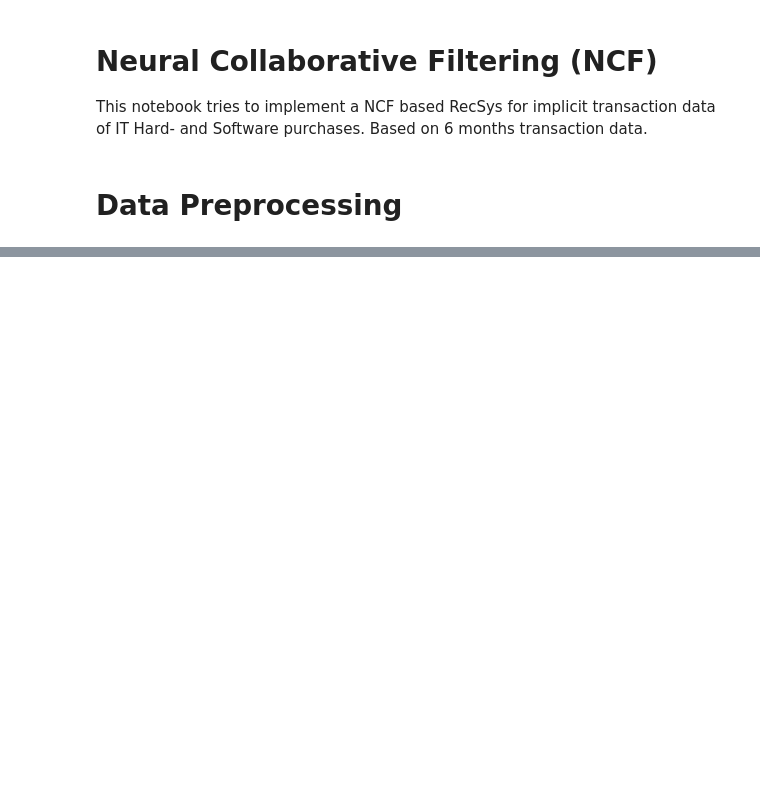
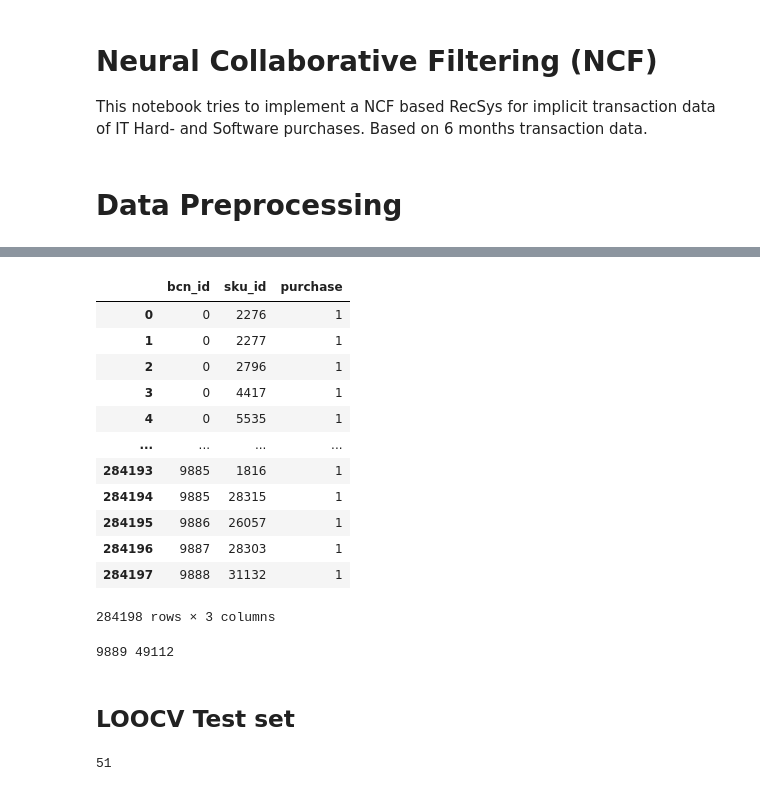
Before and after one commit to vincm1/RecSys_Implicit, a Jupyter notebook: Neural_Collaborative_Filtering_(NCF).ipynb, the cells around one changed output, grey strips where cells are left out. Saved outputs shown, nothing was run; the diff lists cells and outputs as text; code cells hidden in the pictures; blank space fills up the shorter version.

```diff
--- a/Neural_Collaborative_Filtering_(NCF).ipynb
+++ b/Neural_Collaborative_Filtering_(NCF).ipynb
@@ -23,0 +58,43 @@ df = pd.read_csv(df_zip.open('Bericht 1.csv'), delimiter=";")
+# %%
+# dropping backlog invoices
+df = df[df["Entry Date"] >= '2022-10-01 00:00:00']
+# %%
+# implementing a purchase frequency counter helper
+df.loc[:, "purchase"] = 1
+# %%
+# Create a numeric user_id and artist_id column
+df['BranchCustomerNbr'] = df['BranchCustomerNbr'].astype("category")
+df['Sku'] = df['Sku'].astype("category")
+df['bcn_id'] = df['BranchCustomerNbr'].cat.codes
+df['sku_id'] = df['Sku'].cat.codes
+# %%
+grouped_df = df.groupby(["bcn_id", "sku_id"]).agg({
+    "Qty Shipped": "sum",
+    "purchase": "sum"
+}).reset_index()
+# %%
+grouped_df_binary = grouped_df[["bcn_id", "sku_id", "purchase"]].copy()
+grouped_df_binary["purchase"] = 1
+grouped_df_binary
+# %% [output]
+|  | bcn_id | sku_id | purchase |
+| 0 | 0 | 2276 | 1 |
+| 1 | 0 | 2277 | 1 |
+| 2 | 0 | 2796 | 1 |
+| 3 | 0 | 4417 | 1 |
+| 4 | 0 | 5535 | 1 |
+| ... | ... | ... | ... |
+| 284193 | 9885 | 1816 | 1 |
+| 284194 | 9885 | 28315 | 1 |
+| 284195 | 9886 | 26057 | 1 |
+| 284196 | 9887 | 28303 | 1 |
+| 284197 | 9888 | 31132 | 1 |
+284198 rows × 3 columns
+# %%
+users = grouped_df_binary["bcn_id"].unique()
+items = grouped_df_binary["sku_id"].unique()
+print(len(users), len(items))
+# %% [output]
+9889 49112
+# %% [markdown]
+## LOOCV Test set
@@ -23,0 +134,4 @@ df = pd.read_csv(df_zip.open('Bericht 1.csv'), delimiter=";")
+# %%
+len(df_train[df_train["bcn_id"] == 0])
+# %% [output]
+51
```
Also changed, not shown: parts of 29 cells of this notebook.
